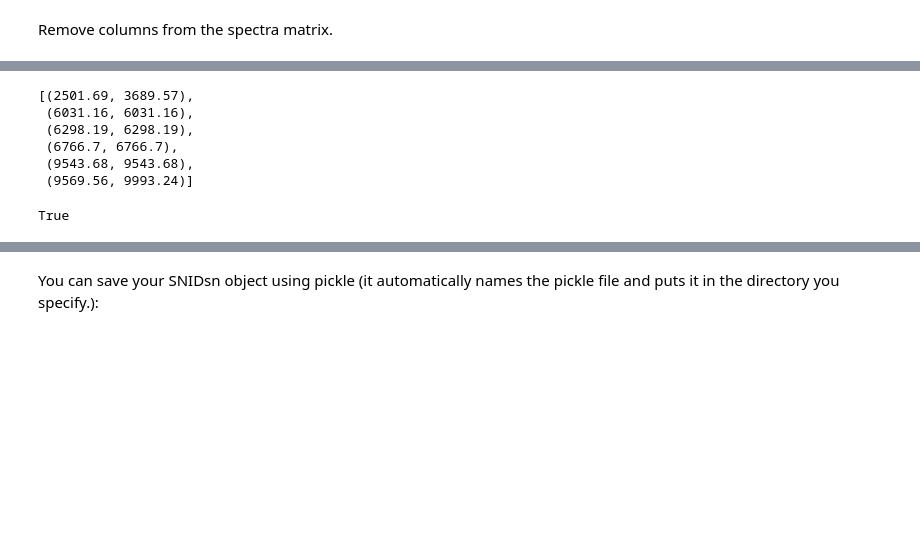
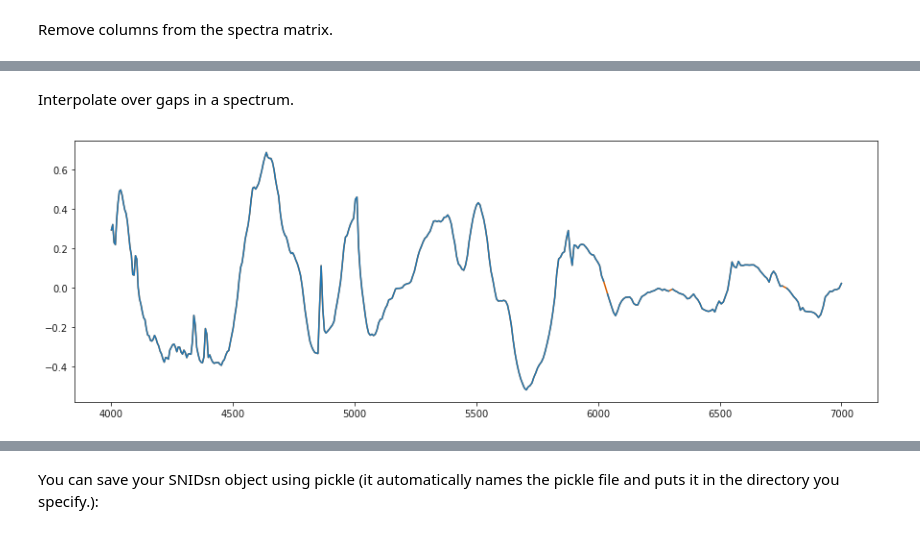
Before and after one commit to marxwillia/SNIDdataset, a Jupyter notebook: Tutorial.ipynb, the cells around one changed output, grey strips where cells are left out. Saved outputs shown, nothing was run; the diff lists cells and outputs as text; code cells hidden in the pictures; blank space fills up the shorter version.

Commit message:
interpolating spectrum gaps added.

```diff
--- a/Tutorial.ipynb
+++ b/Tutorial.ipynb
@@ -140,13 +81,8 @@ g = findGaps(sn04gt.data['Ph19.4'], sn04gt.wavelengths)
-# %%
-g
-# %% [output]
-[(2501.69, 3689.57),
- (6031.16, 6031.16),
- (6298.19, 6298.19),
- (6766.7, 6766.7),
- (9543.68, 9543.68),
- (9569.56, 9993.24)]
-# %%
-largeGapsInRange(g, 4000, 7000, -1)
-# %% [output]
-True
+# %% [markdown]
+Interpolate over gaps in a spectrum.
+# %%
+f = sn04gt.interp1dSpec('Ph19.4', 4000, 7000, True)
+# %%
+f
+# %% [output]
+[figure, added]
```
Also changed, not shown: parts of 7 cells of this notebook, 1 other file.
